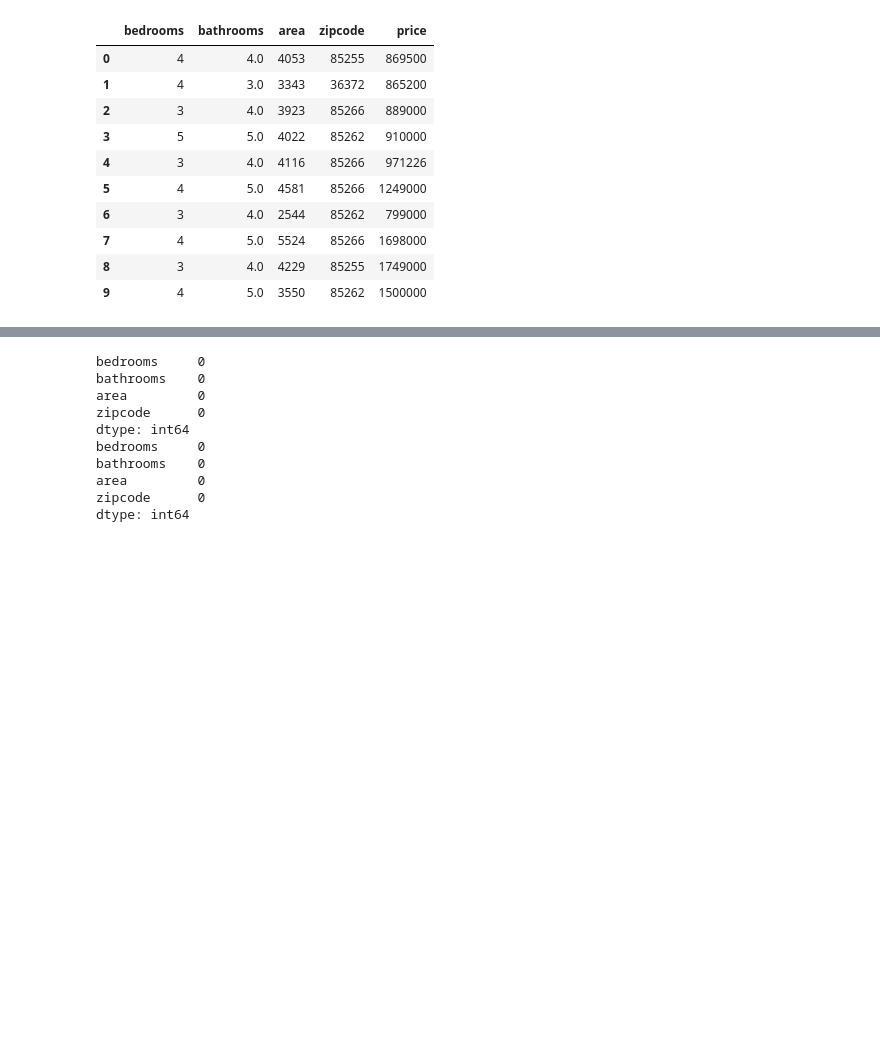
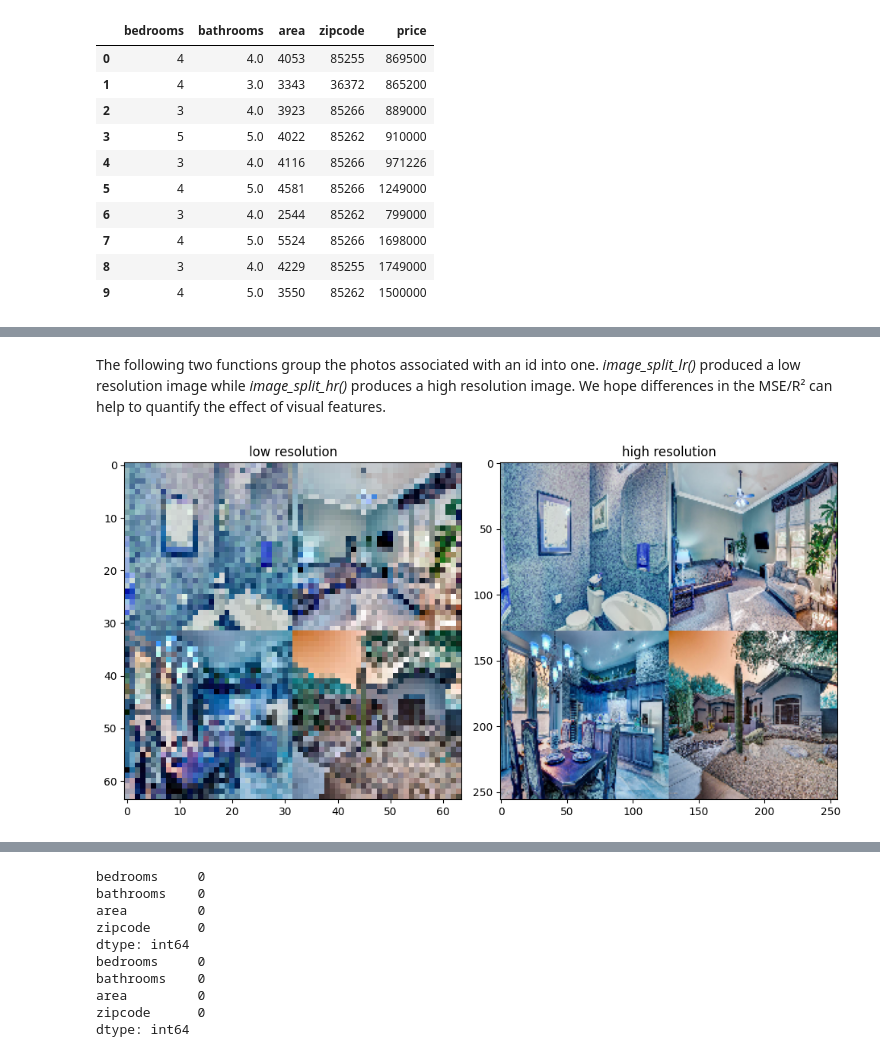
Before and after one commit to TobiPfeiffersGitHub/dla_term_paper, a Jupyter notebook: model.ipynb, the cells around one changed output, grey strips where cells are left out. Saved outputs shown, nothing was run; the diff lists cells and outputs as text; code cells hidden in the pictures; blank space fills up the shorter version.

```diff
--- a/model.ipynb
+++ b/model.ipynb
@@ -55,4 +59,29 @@ text_data = text_data.drop(columns='price', axis=1)
 X = text_data
 
 X_train, X_test, y_train, y_test = train_test_split(X, y, train_size=0.9, random_state=420)
+# %% [markdown]
+The following two functions group the photos associated with an id into one. *image_split_lr()* produced a low resolution image while *image_split_hr()* produces a high resolution image. We hope differences in the MSE/R² can help to quantify the effect of visual features.
+# %%
+def image_split_lr(df):
+    images = []
+
+    for i in df.index.values:
+        housePaths = sorted(list(glob.glob("HousesDataset/{}_*".format(i+1))))
+
+        inputImages = []
+        outputImage = np.zeros((64,64,3), dtype = "uint8")
+
+        for housePath in housePaths :
+            image = cv2.imread(housePath)
+            image = cv2.resize(image,(32,32), interpolation = cv2.INTER_CUBIC)
+            inputImages.append(image)
+
+            if len(inputImages) >= 4:
+                outputImage[0:32, 0:32] = inputImages[0]
+                outputImage[0:32, 32:64] = inputImages[1]
+                outputImage[32:64, 32:64] = inputImages[2]
+                outputImage[32:64, 0:32] = inputImages[3]
+                images.append(outputImage)
+
+    return images
 # %%
@@ -84,0 +117,14 @@ X_test_img = image_split(y_test)
+# %%
+fig, axs = plt.subplots(1, 2, figsize=(10, 5))
+
+axs[0].imshow(X_train_img_lr[1])
+axs[0].set_title('low resolution')
+
+axs[1].imshow(X_train_img_hr[1])
+axs[1].set_title('high resolution')
+
+plt.tight_layout()
+
+plt.show()
+# %% [output]
+[figure, added]
```
Also changed, not shown: parts of 35 cells of this notebook.
